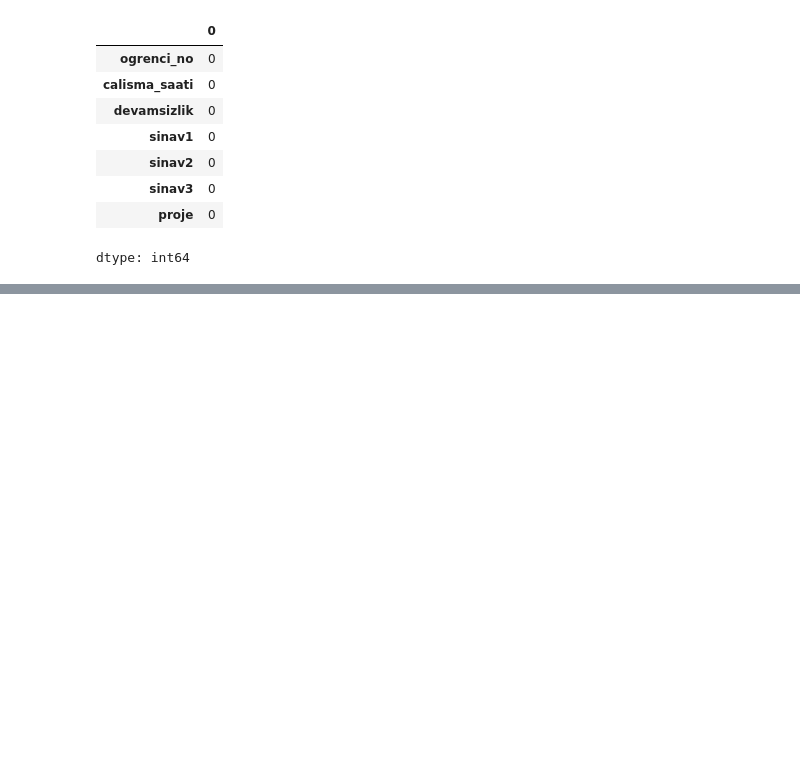
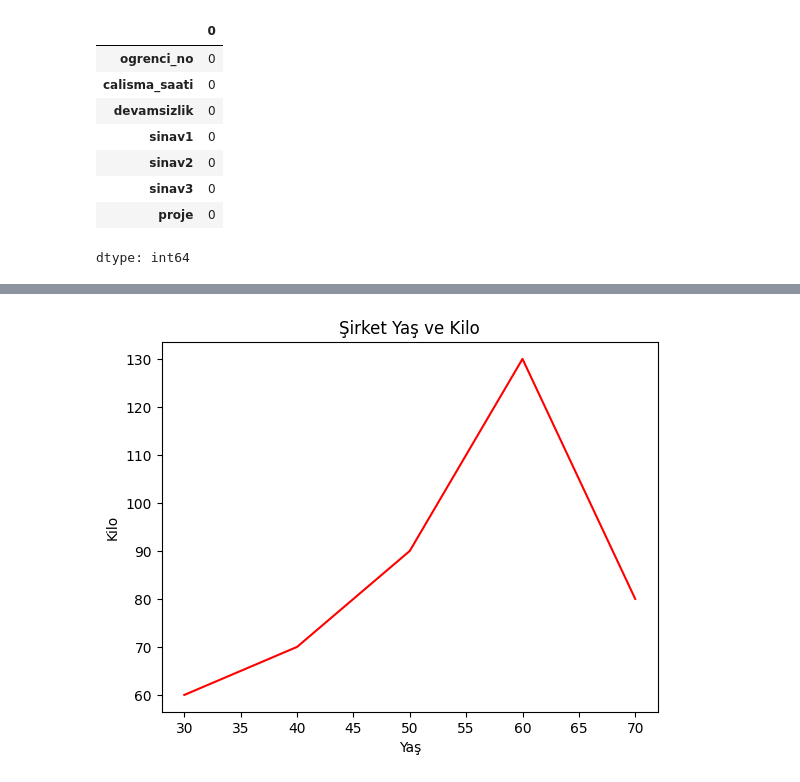
Before and after one commit to europecodingschool/ECS---VB---YZ---08.26, a Jupyter notebook: VB_YZ_Ders_6_.ipynb, the cells around one changed output, grey strips where cells are left out. Cells and saved outputs as stored; diff of their text form; code cells hidden in the pictures; blank space fills up the shorter version.

```diff
--- a/VB_YZ_Ders_6_.ipynb
+++ b/VB_YZ_Ders_6_.ipynb
@@ -221,0 +295,8 @@ df
+# %%
+plt.plot(x,y, color="red")
+plt.title("Şirket Yaş ve Kilo")
+plt.xlabel("Yaş")
+plt.ylabel("Kilo")
+plt.show()
+# %% [output]
+[figure, added]
```
Also changed, not shown: parts of 29 cells of this notebook.
